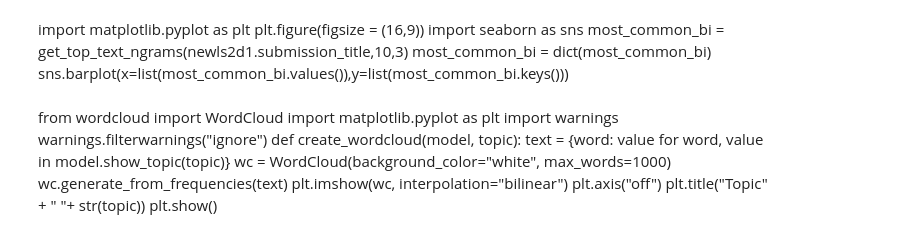
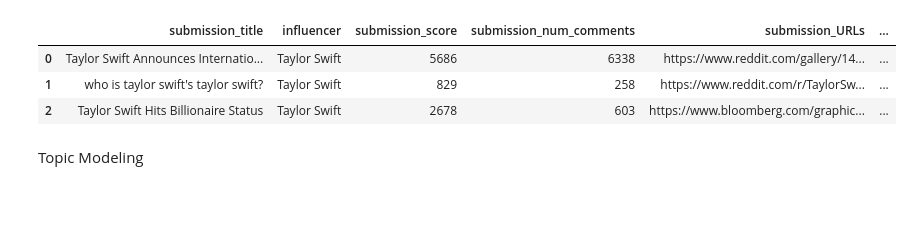
Before and after one commit to mukund14/influencers_pub1, a Jupyter notebook: influencers_unigrams.ipynb, the cells around one changed output. Drawn from its saved outputs; the diff is of its cells as text; code cells hidden in the pictures; blank space fills up the shorter version.

```diff
--- a/influencers_unigrams.ipynb
+++ b/influencers_unigrams.ipynb
@@ -34,0 +63,27 @@ from gensim.models import Word2Vec
+# %%
+search_query='Taylor Swift'
+params = {
+    'q': search_query,
+    'sort': 'new',  # You can adjust the sorting method
+}
+
+# Set the number of results you want per request
+results_per_request = 100000000
+
+# Set the maximum number of results you want to retrieve
+max_results = 10000000000000  # Adjust this value based on your needs
+
+# Initialize an empty list to store the results
+all_results12 = []
+for j in ls:
+    try:
+        for submission in reddit.subreddit(j).search(search_query, limit=None):
+            all_results12.append(submission)
+
+            # Check if we have reached the desired number of results
+            if len(all_results12) >= max_results:
+                break
+
+    except Exception   as e:
+        print(f"403 Forbidden error during Reddit API request: {e}")
+        # Handle the 403 error as needed, e.g., print a message and continue the loop
@@ -34,0 +99,14 @@ from gensim.models import Word2Vec
+# %%
+print(len(all_results12))
+l12=[]
+for i in all_results12:
+    l12.append([i.title,search_query,i.score,i.num_comments,i.url,i.selftext,i.permalink,i.created_utc,i.clicked,i.id,i.subreddit,i.subreddit_id])
+dfl2=pd.DataFrame(l12)
+dfl2.drop_duplicates(inplace=True)
+print(len(dfl2))
+dfl2.rename(columns={0:'submission_title',1:'influencer',2:'submission_score',3:'submission_num_comments',4:'submission_URLs',5:'submission_selftext',6:'submission_permalink',7:'submission_created_utc',8:'submission_clicked',9:'id',10:'subreddit',11:'subreddit_id'},inplace=True)
+dfl2['submission_created_date']=pd.to_datetime(dfl2['submission_created_utc'],unit='s').dt.date
+#dfl.drop(['submission_created_utc'],axis=1,inplace=True)
+dfl2.sort_values(by='submission_created_utc', ascending=False)
+
+dfl2.head(1)
@@ -217,20 +163,8 @@ def get_top_text_ngrams(corpus, n, g):
-# %% [markdown]
-import matplotlib.pyplot as plt
-plt.figure(figsize = (16,9))
-import seaborn as sns
-most_common_bi = get_top_text_ngrams(newls2d1.submission_title,10,3)
-most_common_bi = dict(most_common_bi)
-sns.barplot(x=list(most_common_bi.values()),y=list(most_common_bi.keys()))
-# %% [markdown]
-from wordcloud import WordCloud
-import matplotlib.pyplot as plt
-import warnings
-warnings.filterwarnings("ignore")
-def create_wordcloud(model, topic):
-    text = {word: value for word, value in model.show_topic(topic)}
-    wc = WordCloud(background_color="white", max_words=1000)
-    wc.generate_from_frequencies(text)
-    plt.imshow(wc, interpolation="bilinear")
-    plt.axis("off")
-    plt.title("Topic" + " "+ str(topic))
-    plt.show()
+# %%
+dfl2['new_submission_title']=dfl2['submission_title'].apply(lambda x:finalpreprocess(x))
+dfl2.head(3)
+# %% [output]
+|  | submission_title | influencer | submission_score | submission_num_comments | submission_URLs | ... |
+| 0 | Taylor Swift Announces Internatio... | Taylor Swift | 5686 | 6338 | https://www.reddit.com/gallery/14... | ... |
+| 1 | who is taylor swift's taylor swift? | Taylor Swift | 829 | 258 | https://www.reddit.com/r/TaylorSw... | ... |
+| 2 | Taylor Swift Hits Billionaire Status | Taylor Swift | 2678 | 603 | https://www.bloomberg.com/graphic... | ... |
@@ -237 +180,3 @@ def create_wordcloud(model, topic):
+# %% [markdown]
+Topic Modeling
 # %%
```
Also changed, not shown: parts of 26 cells of this notebook.
